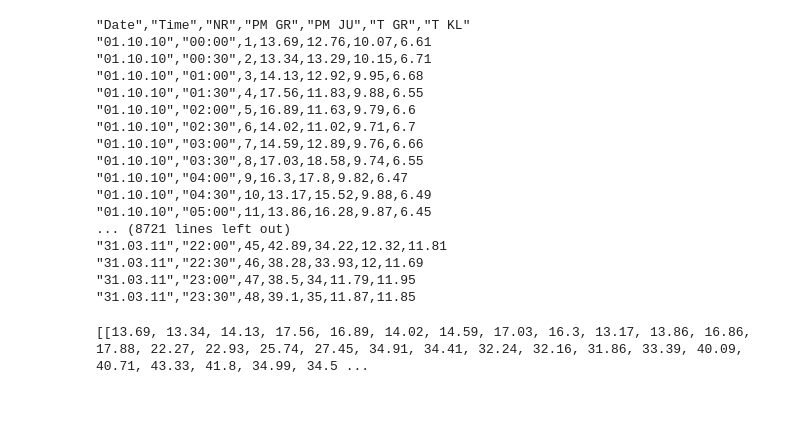
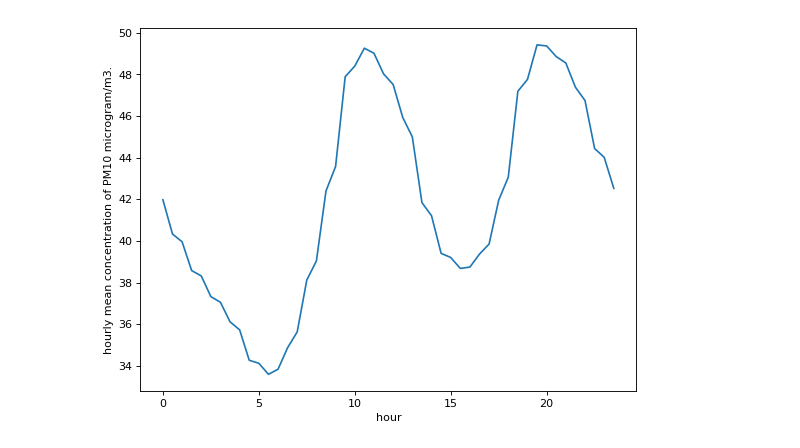
Before and after one commit to edforsberg/AppliedStatisticsHW2, a Jupyter notebook: Ex3.ipynb, the cells around one changed output. Drawn from its saved outputs; the diff is of its cells as text; code cells hidden in the pictures; blank space fills up the shorter version.

```diff
--- a/Ex3.ipynb
+++ b/Ex3.ipynb
@@ -4,28 +4,11 @@ from sklearn.decomposition import PCA
 from numpy import linalg as LA
 import matplotlib.pyplot as plt
 import plotly.graph_objects as go
+from matplotlib.pyplot import figure
+import math as m
 
 file = open('PM10.txt','r')
 data = file.read()
-print(data)
-# %% [output]
-"Date","Time","NR","PM GR","PM JU","T GR","T KL"
-"01.10.10","00:00",1,13.69,12.76,10.07,6.61
-"01.10.10","00:30",2,13.34,13.29,10.15,6.71
-"01.10.10","01:00",3,14.13,12.92,9.95,6.68
-"01.10.10","01:30",4,17.56,11.83,9.88,6.55
-"01.10.10","02:00",5,16.89,11.63,9.79,6.6
-"01.10.10","02:30",6,14.02,11.02,9.71,6.7
-"01.10.10","03:00",7,14.59,12.89,9.76,6.66
-"01.10.10","03:30",8,17.03,18.58,9.74,6.55
-"01.10.10","04:00",9,16.3,17.8,9.82,6.47
-"01.10.10","04:30",10,13.17,15.52,9.88,6.49
-"01.10.10","05:00",11,13.86,16.28,9.87,6.45
-... (8721 lines left out)
-"31.03.11","22:00",45,42.89,34.22,12.32,11.81
-"31.03.11","22:30",46,38.28,33.93,12,11.69
-"31.03.11","23:00",47,38.5,34,11.79,11.95
-"31.03.11","23:30",48,39.1,35,11.87,11.85
 # %%
 PM10 =[]
 import csv
@@ -39,6 +22,16 @@ with open('PM10.txt', mode='r') as csv_file:
         if(rem == 47):
             PM10.append(day_i)
             day_i = []
-print(PM10)
+PM10 = np.asarray(PM10)
-# %% [output]
-[[13.69, 13.34, 14.13, 17.56, 16.89, 14.02, 14.59, 17.03, 16.3, 13.17, 13.86, 16.86, 17.88, 22.27, 22.93, 25.74, 27.45, 34.91, 34.41, 32.24, 32.16, 31.86, 33.39, 40.09, 40.71, 43.33, 41.8, 34.99, 34.5 ...
+# %%
+hourly_mean = np.mean(PM10,axis=0)
+hours = [i/2 for i in range(48)]
+
+
+figure(num=None, figsize=(8, 6), dpi=80, facecolor='w', edgecolor='k')
+plt.plot(hours, hourly_mean)
+plt.xlabel('hour')
+plt.ylabel('hourly mean concentration of PM10 microgram/m3.')
+plt.show()
+# %% [output]
+[figure, added]
```
Also changed, not shown: parts of 3 cells of this notebook.
